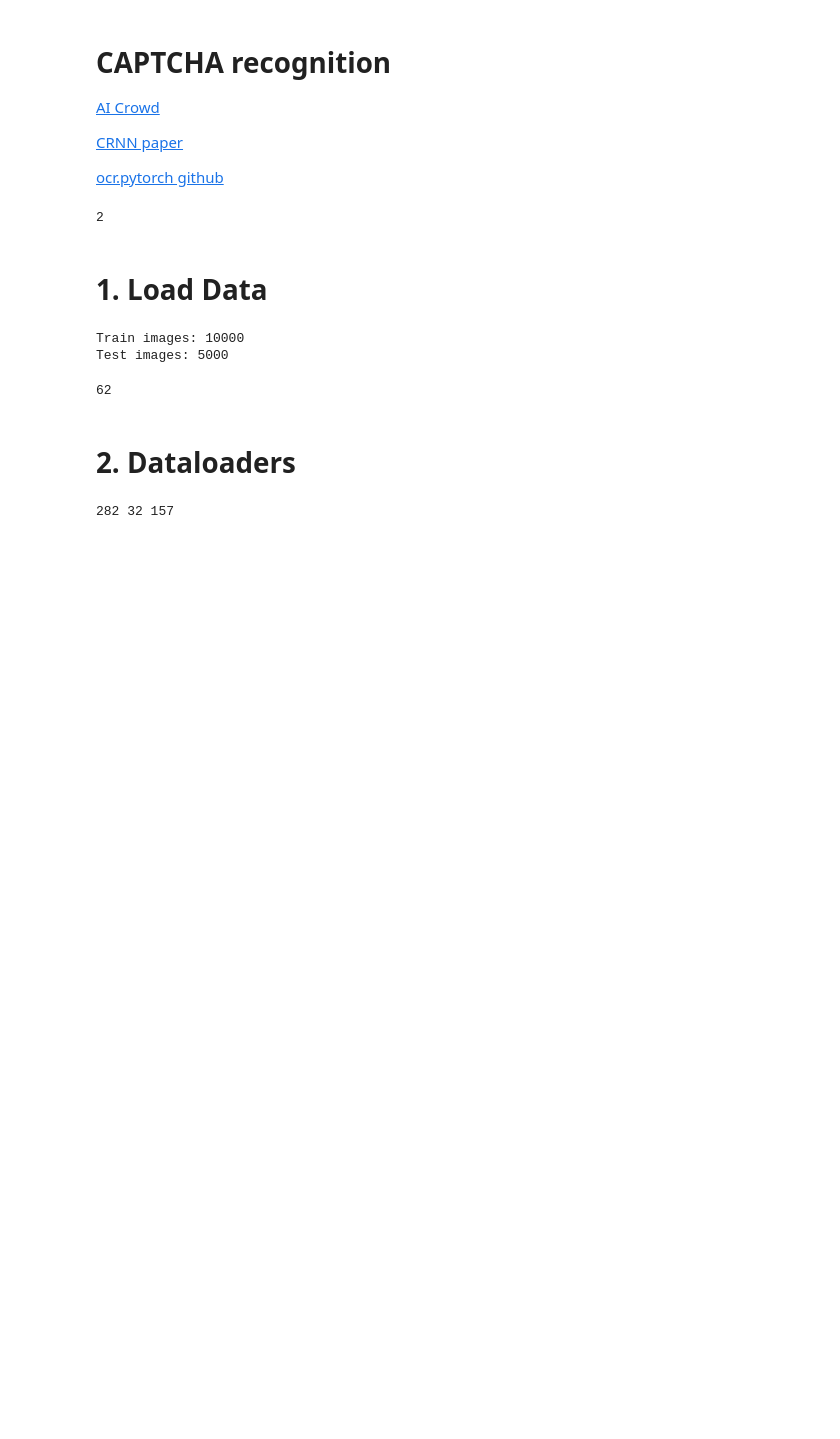
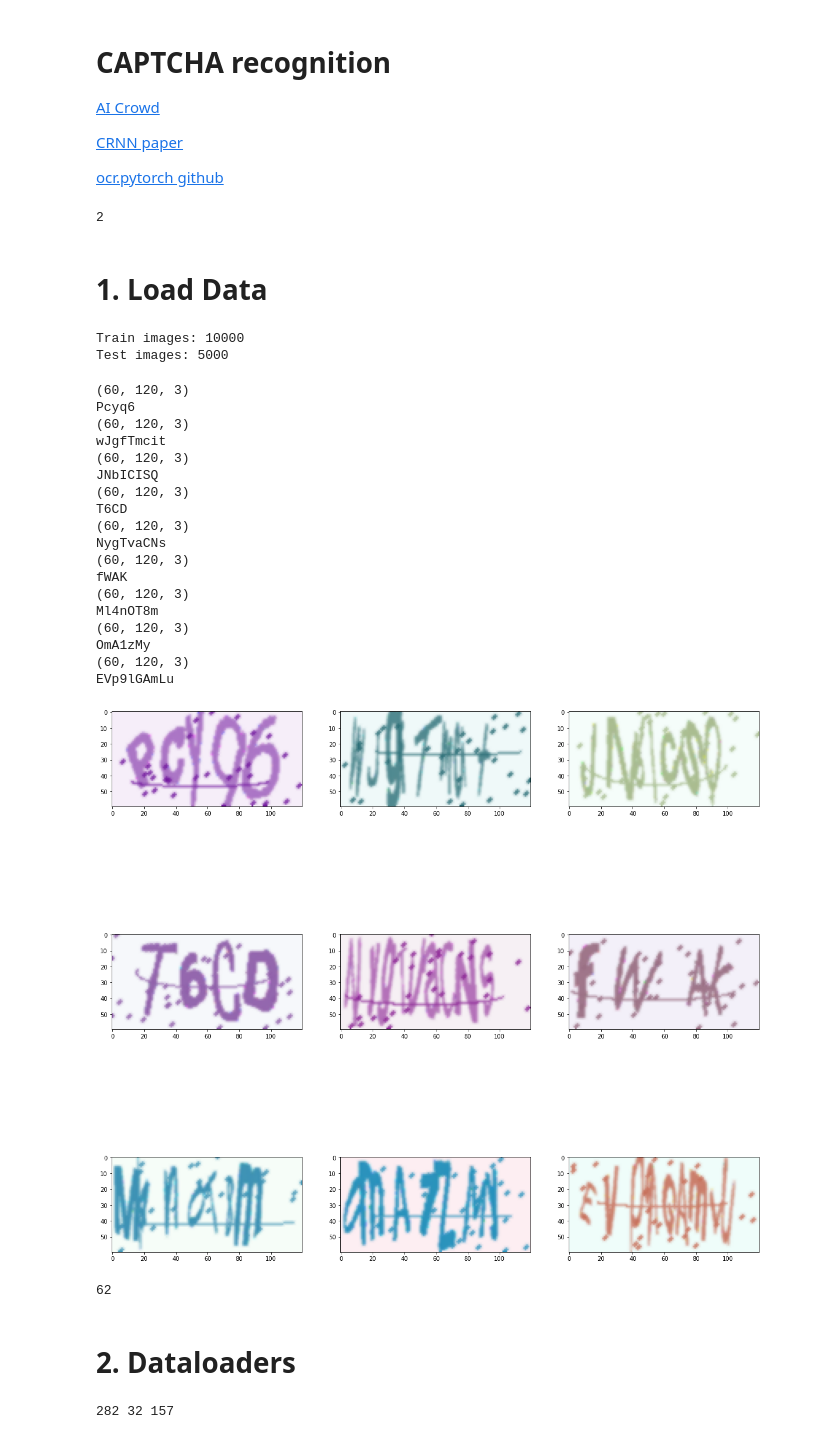
Before and after one commit to sestys/aicrowd_blitz4, a Jupyter notebook: captcha_recognition.ipynb, the cells around one changed output. Cells and saved outputs as stored; diff of their text form; code cells hidden in the pictures; blank space fills up the shorter version.

Commit message:
training working, no prediction

```diff
--- a/captcha_recognition.ipynb
+++ b/captcha_recognition.ipynb
@@ -87,15 +88,35 @@ def plot_image(img_path):
     plt.imshow(img)
 # %%
-# fig=plt.figure(figsize=(20,20))
-# columns = 3
-# rows = 3
-# for i in range(1, columns*rows +1):
-#     img = train_images_path + train_info['filename'][i]
-#     label = train_info['label'][i]
-#     fig.add_subplot(rows, columns, i)
-#     plot_image(img)
-#     print(label)
-# plt.show()
+fig=plt.figure(figsize=(20,20))
+columns = 3
+rows = 3
+for i in range(1, columns*rows +1):
+    img = train_images_path + train_info['filename'][i]
+    label = train_info['label'][i]
+    fig.add_subplot(rows, columns, i)
+    plot_image(img)
+    print(label)
+plt.show()
+# %% [output]
+(60, 120, 3)
+Pcyq6
+(60, 120, 3)
+wJgfTmcit
+(60, 120, 3)
+JNbICISQ
+(60, 120, 3)
+T6CD
+(60, 120, 3)
+NygTvaCNs
+(60, 120, 3)
+fWAK
+(60, 120, 3)
+Ml4nOT8m
+(60, 120, 3)
+OmA1zMy
+(60, 120, 3)
+EVp9lGAmLu
+[figure, added]
 # %%
 X_train, X_val= train_test_split(train_info, test_size=0.1, random_state=42)
 # %%
```
Also changed, not shown: parts of 19 cells of this notebook.
